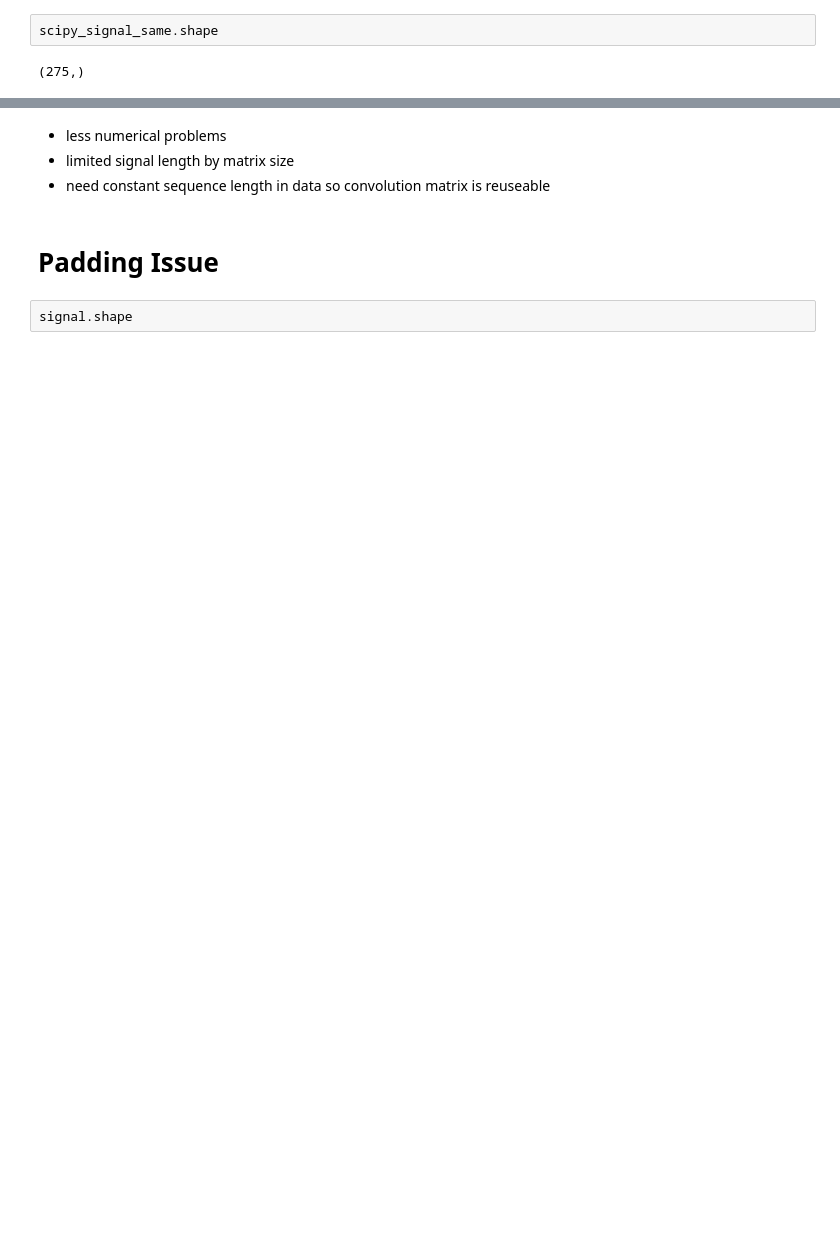
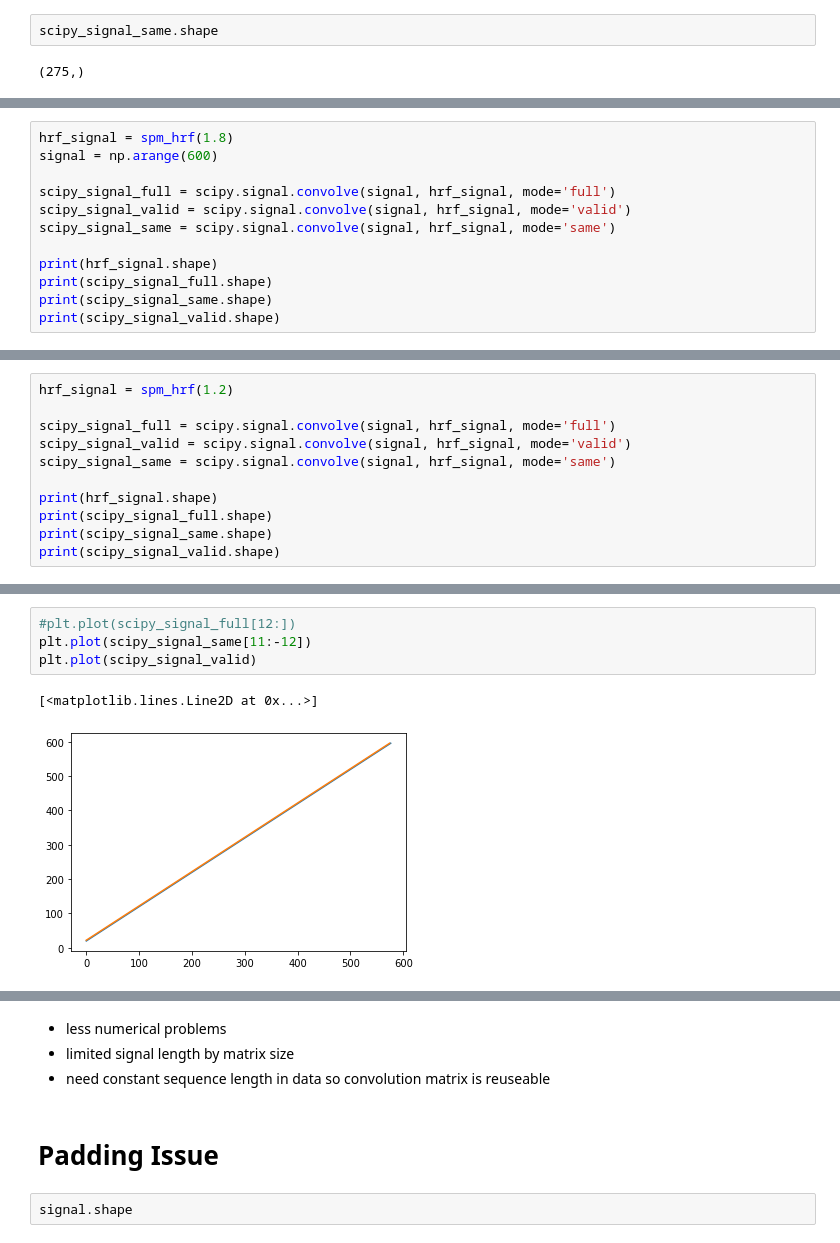
Before and after one commit to gd193/master_code, a Jupyter notebook: notebooks/Untitled.ipynb, the cells around one changed output, grey strips where cells are left out. Cells and saved outputs as stored; diff of their text form; blank space fills up the shorter version.

```diff
--- a/notebooks/Untitled.ipynb
+++ b/notebooks/Untitled.ipynb
@@ -203,0 +202,12 @@ signal[:, 0].shape
+# %%
+hrf_signal = spm_hrf(1.8)
+signal = np.arange(600)
+
+scipy_signal_full = scipy.signal.convolve(signal, hrf_signal, mode='full')
+scipy_signal_valid = scipy.signal.convolve(signal, hrf_signal, mode='valid')
+scipy_signal_same = scipy.signal.convolve(signal, hrf_signal, mode='same')
+
+print(hrf_signal.shape)
+print(scipy_signal_full.shape)
+print(scipy_signal_same.shape)
+print(scipy_signal_valid.shape)
@@ -203,0 +219,11 @@ signal[:, 0].shape
+# %%
+hrf_signal = spm_hrf(1.2)
+
+scipy_signal_full = scipy.signal.convolve(signal, hrf_signal, mode='full')
+scipy_signal_valid = scipy.signal.convolve(signal, hrf_signal, mode='valid')
+scipy_signal_same = scipy.signal.convolve(signal, hrf_signal, mode='same')
+
+print(hrf_signal.shape)
+print(scipy_signal_full.shape)
+print(scipy_signal_same.shape)
+print(scipy_signal_valid.shape)
@@ -203,0 +263,7 @@ signal[:, 0].shape
+# %%
+#plt.plot(scipy_signal_full[12:])
+plt.plot(scipy_signal_same[11:-12])
+plt.plot(scipy_signal_valid)
+# %% [output]
+[<matplotlib.lines.Line2D at 0x...>]
+[figure, added]
```
Also changed, not shown: parts of 24 cells of this notebook.
